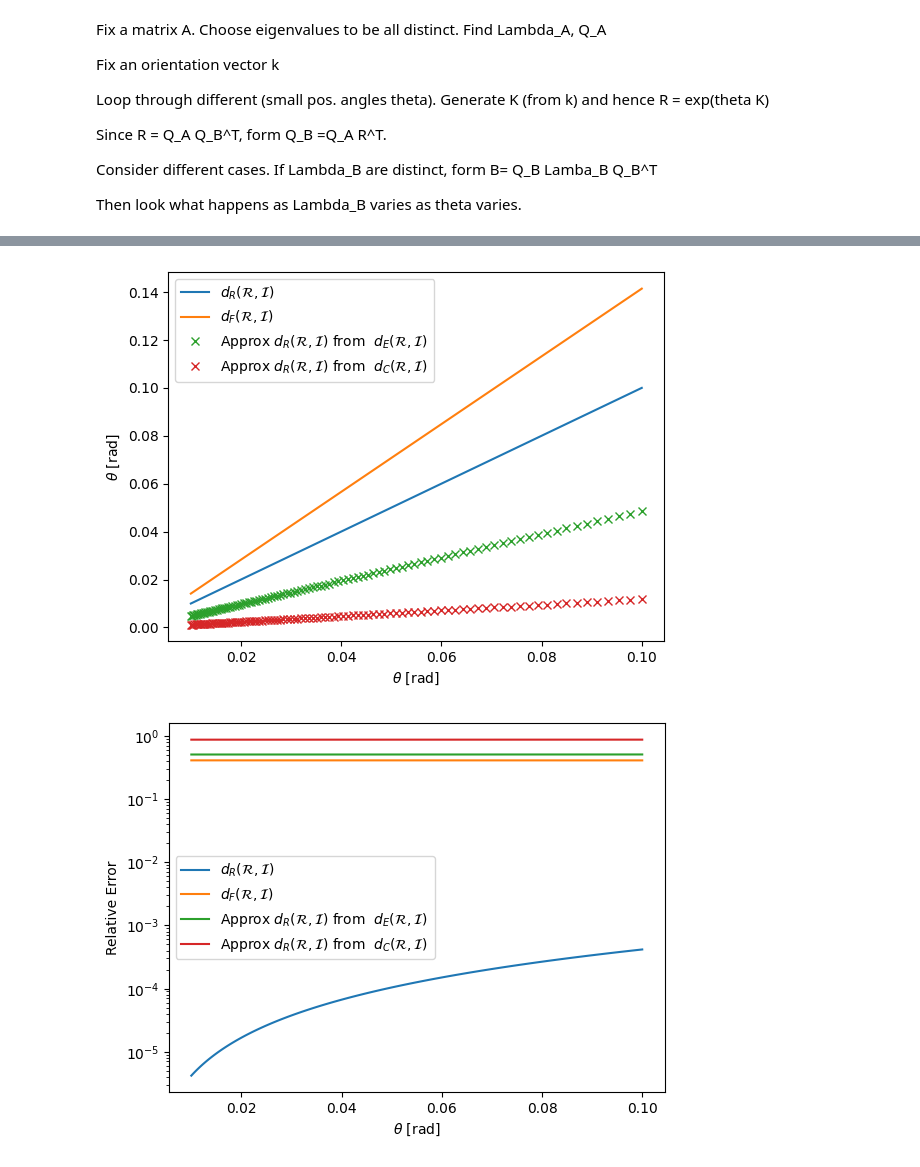
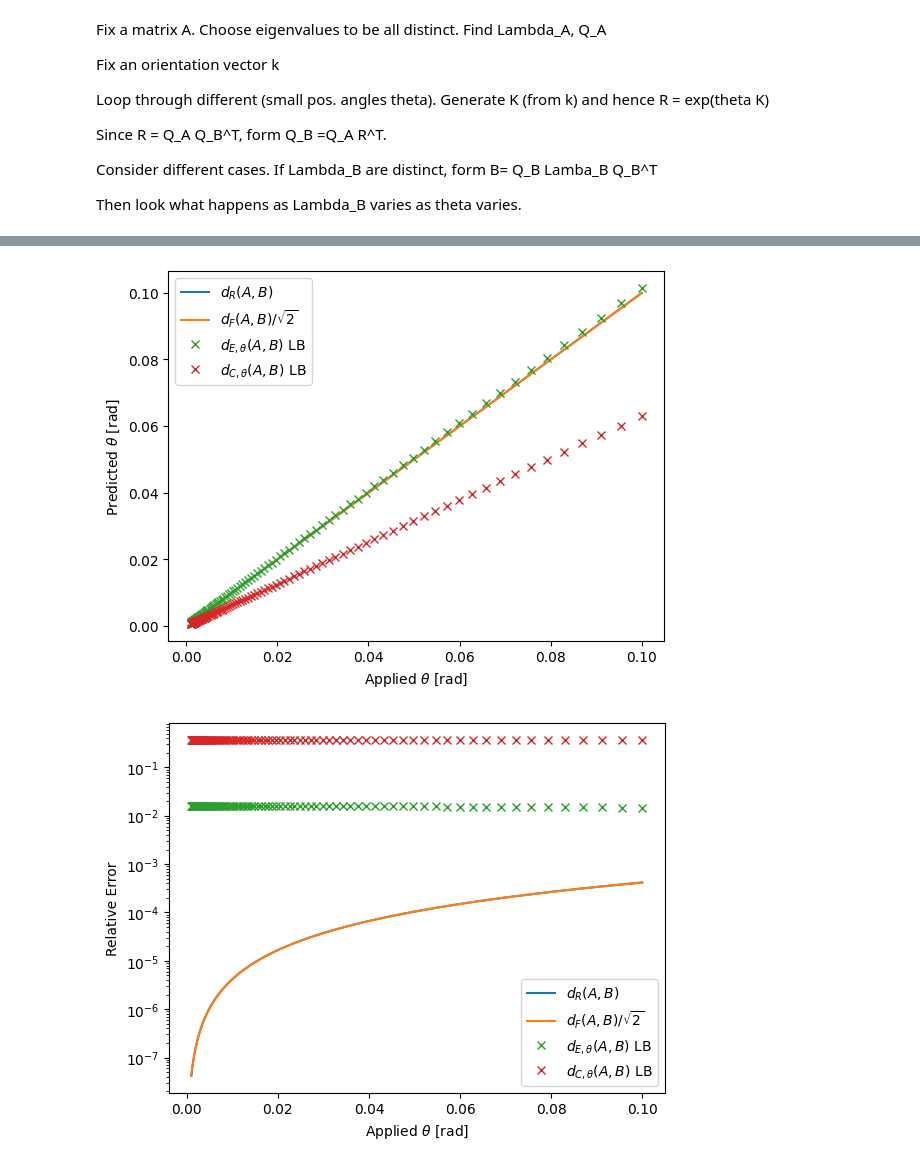
Before and after one commit to pdledger/Rodrigues_Angles, a Jupyter notebook: check_accuracy_apprx_jan25.ipynb, the cells around one changed output, grey strips where cells are left out. Drawn from its saved outputs; the diff is of its cells as text; code cells hidden in the pictures.

```diff
--- a/check_accuracy_apprx_jan25.ipynb
+++ b/check_accuracy_apprx_jan25.ipynb
@@ -30,11 +30,14 @@ import scipy as sci
 # %%
 # Fixed symmetric A
 A=np.array([[3,1,0.5],[1,4,0.25],[0.5,0.25,5]])
+#A=np.array([[3,1,0.5],[1,3,0.25],[0.5,0.25,5]])
+
 print(A)
 LambdaA,QA=np.linalg.eig(A)
+print(LambdaA)
 
 # Orientation vector
-k =np.array([1,0,0])
+k =np.array([1,1,1])/np.sqrt(3)
 K =np.array([[0,-k[2],k[1]],[k[2],0,-k[0]],[-k[1],k[0],0]])
 # %% [output]
 [[3.   1.   0.5 ]
@@ -46,7 +50,7 @@ MultR=[1,1,1]
 MultI=[1,1,1]
 MultRtilde=[1,1,1]
 
-Theta=np.logspace(-2,-1,100)
+Theta=np.logspace(-3,-1,100)
 print(Theta)
 N=len(Theta)
 
@@ -198,31 +226,33 @@ logm result may be inaccurate, approximate err = 4.500668304841e-12
 # %%
 #print(MinAnglestoreRI,dFMinAnglestoreRI)
 #print(np.fmin(AnglestoreRIfmeasapprxconstsortedmaxdiff_min,AnglestoreRIfmeasapprxconstsortedmindiff_min))
 #print(np.fmin(AnglestoreRIcommeasapprxconstsortedmaxdiff_min,AnglestoreRIcommeasapprxconstsortedmindiff_min))
 
-plt.plot(Frequencies,MinAnglestoreRI,label=r'$d_R({\cal R},{\cal I})$')
-plt.plot(Frequencies,dFMinAnglestoreRI,label=r'$d_F({\cal R},{\cal I})$')
-plt.plot(Frequencies,np.fmin(AnglestoreRIfmeasapprxconstsortedmaxdiff_min,AnglestoreRIfmeasapprxconstsortedmindiff_min),'x',label=r'Approx $d_R({\cal R},{\cal I})$ from  $d_E({\cal R},{\cal I})$ ')
+plt.plot(Frequencies,MinAnglestoreRI,label=r'$d_R(A,B)$')
+plt.plot(Frequencies,dFMinAnglestoreRI/np.sqrt(2),label=r'$d_F(A,B)/\sqrt{2}$')
+plt.plot(Frequencies,np.fmin(AnglestoreRIfmeasapprxconstsortedmaxdiff_min,AnglestoreRIfmeasapprxconstsortedmindiff_min),'x',label=r'$d_{E,\theta}(A,B)$ LB')
+plt.plot(Frequencies,np.fmin(AnglestoreRIcommeasapprxconstsortedmaxdiff_min,AnglestoreRIcommeasapprxconstsortedmindiff_min),'x',label=r'$d_{C,\theta} (A,B)$ LB')
+
+plt.xlabel(r'Applied $\theta$ [rad]')
+plt.ylabel(r'Predicted $\theta$ [rad]')
+plt.legend()
+plt.savefig("check_accurracy_applied_theta_prediction.pdf")
+plt.show()
+
+plt.semilogy(Frequencies,abs(MinAnglestoreRI-Frequencies)/Frequencies,label=r'$d_R(A,B)$')
+plt.semilogy(Frequencies,abs(dFMinAnglestoreRI/np.sqrt(2)-Frequencies)/Frequencies,label=r'$d_F(A,B)/\sqrt{2}$')
+plt.semilogy(Frequencies,abs(np.fmin(AnglestoreRIfmeasapprxconstsortedmaxdiff_min,AnglestoreRIfmeasapprxconstsortedmindiff_min)-Frequencies)/Frequencies,'x',label=r'$d_{E,\theta}(A,B)$ LB')
 
         #plt.semilogx(Frequencies,np.fmin(AnglestoreRIfmeasapprxconstsortedmaxdiff_max,AnglestoreRIfmeasapprxconstsortedmindiff_min),'x',label=r'Approx $d_R({\cal R},{\cal I})$ from  $d_E({\cal R},{\cal I})$ ')
-plt.plot(Frequencies,np.fmin(AnglestoreRIcommeasapprxconstsortedmaxdiff_min,AnglestoreRIcommeasapprxconstsortedmindiff_min),'x',label=r'Approx $d_R({\cal R},{\cal I})$ from  $d_C({\cal R},{\cal I})$ ')
+plt.semilogy(Frequencies,abs(np.fmin(AnglestoreRIcommeasapprxconstsortedmaxdiff_min,AnglestoreRIcommeasapprxconstsortedmindiff_min)-Frequencies)/Frequencies,'x',label=r'$d_{C,\theta}(A,B)$ LB')
 
-plt.xlabel(r'$\theta$ [rad]')
-plt.ylabel(r'$\theta$ [rad]')
+plt.xlabel(r'Applied $\theta$ [rad]')
+plt.ylabel(r'Relative Error')
 plt.legend()
+plt.savefig("check_accurracy_applied_theta_relerror.pdf")
 plt.show()
 
-plt.semilogy(Frequencies,abs(MinAnglestoreRI-Frequencies)/Frequencies,label=r'$d_R({\cal R},{\cal I})$')
-plt.semilogy(Frequencies,abs(dFMinAnglestoreRI-Frequencies)/Frequencies,label=r'$d_F({\cal R},{\cal I})$')
-plt.semilogy(Frequencies,abs(np.fmin(AnglestoreRIfmeasapprxconstsortedmaxdiff_min,AnglestoreRIfmeasapprxconstsortedmindiff_min)-Frequencies)/Frequencies,label=r'Approx $d_R({\cal R},{\cal I})$ from  $d_E({\cal R},{\cal I})$ ')
-
-        #plt.semilogx(Frequencies,np.fmin(AnglestoreRIfmeasapprxconstsortedmaxdiff_max,AnglestoreRIfmeasapprxconstsortedmindiff_min),'x',label=r'Approx $d_R({\cal R},{\cal I})$ from  $d_E({\cal R},{\cal I})$ ')
-plt.semilogy(Frequencies,abs(np.fmin(AnglestoreRIcommeasapprxconstsortedmaxdiff_min,AnglestoreRIcommeasapprxconstsortedmindiff_min)-Frequencies)/Frequencies,label=r'Approx $d_R({\cal R},{\cal I})$ from  $d_C({\cal R},{\cal I})$ ')
-
-plt.xlabel(r'$\theta$ [rad]')
-plt.ylabel(r'Relative Error')
-plt.legend()
-plt.show()
+abs(np.fmin(AnglestoreRIfmeasapprxconstsortedmaxdiff_min,AnglestoreRIfmeasapprxconstsortedmindiff_min)-Frequencies)/Frequencies
 # %% [output]
-[figure, old version]
+[figure, new version]
-[figure, old version]
+[figure, new version]
```
Also changed, not shown: parts of 8 cells of this notebook, 16 other files.
